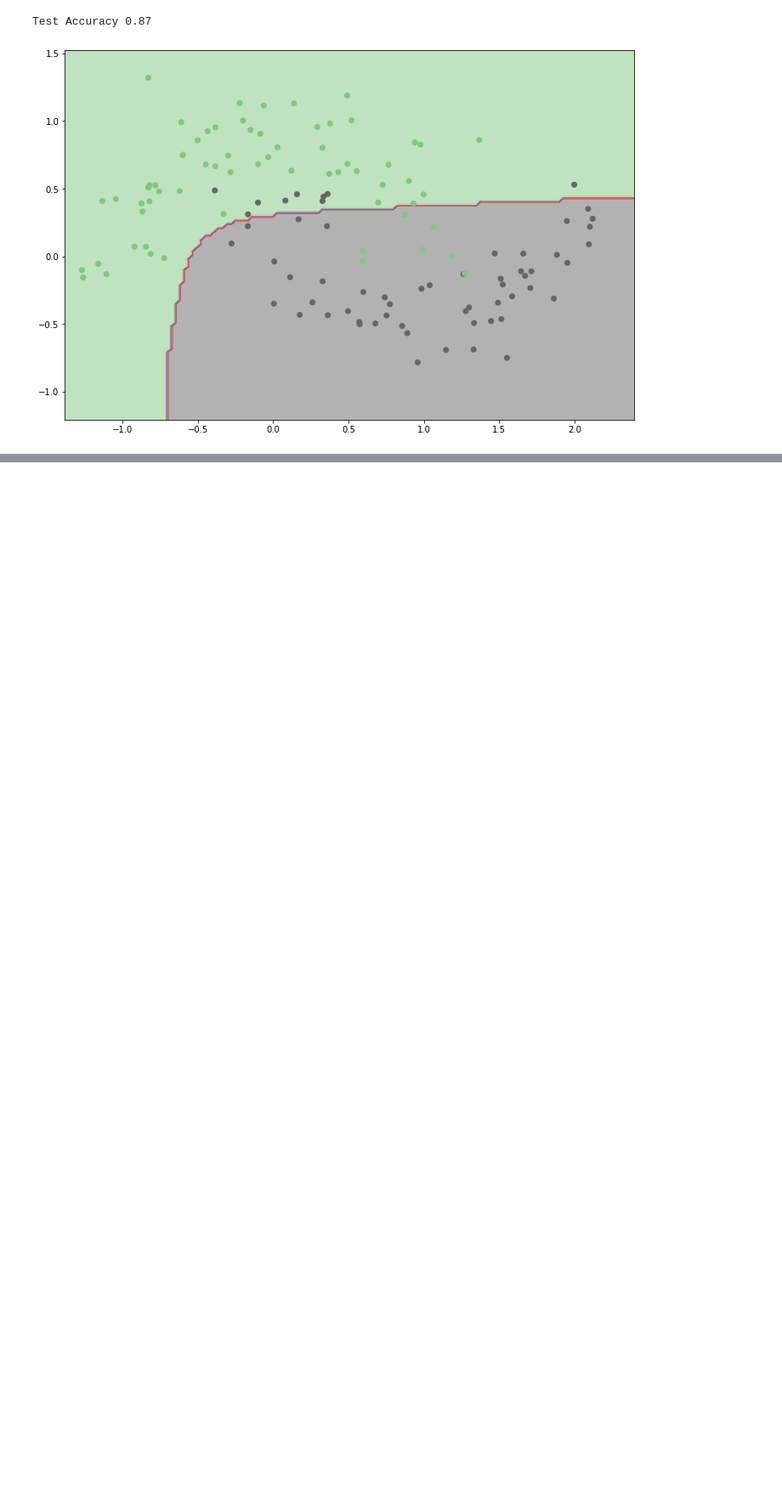
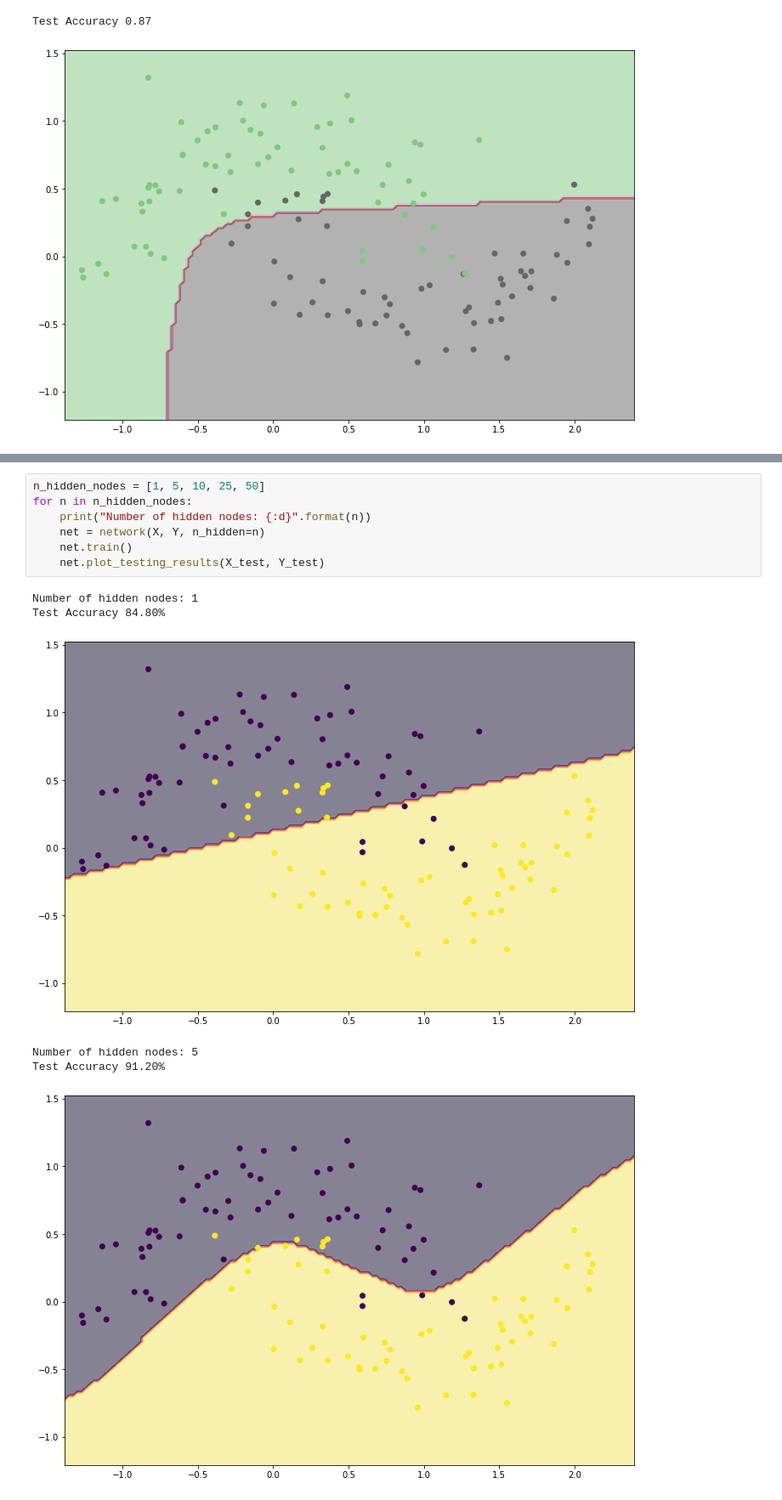
Before and after one commit to dongzhang84/PyTorch, a Jupyter notebook: First_NN.ipynb, the cells around one changed output, grey strips where cells are left out. Shown at 85% size. Saved outputs shown, nothing was run; the diff lists cells and outputs as text; blank space fills up the shorter version.

```diff
--- a/First_NN.ipynb
+++ b/First_NN.ipynb
@@ -141,0 +261,14 @@ Test Accuracy 0.87
+# %%
+n_hidden_nodes = [1, 5, 10, 25, 50]
+for n in n_hidden_nodes:
+    print("Number of hidden nodes: {:d}".format(n))
+    net = network(X, Y, n_hidden=n)
+    net.train()
+    net.plot_testing_results(X_test, Y_test)
+# %% [output]
+Number of hidden nodes: 1
+Test Accuracy 84.80%
+[figure, added]
+Number of hidden nodes: 5
+Test Accuracy 91.20%
+[figure, added]
```
Also changed, not shown: parts of 3 cells of this notebook.
